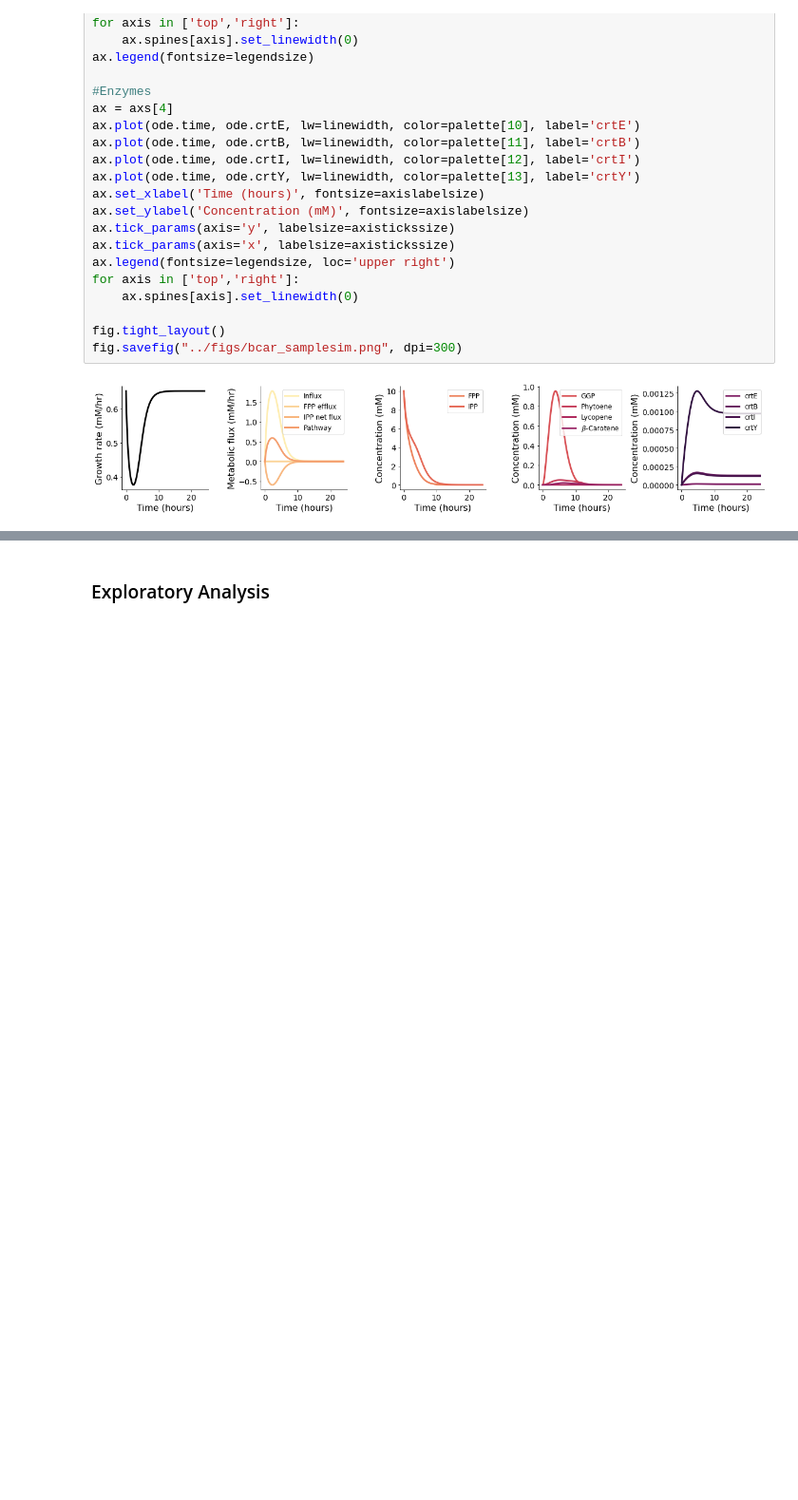
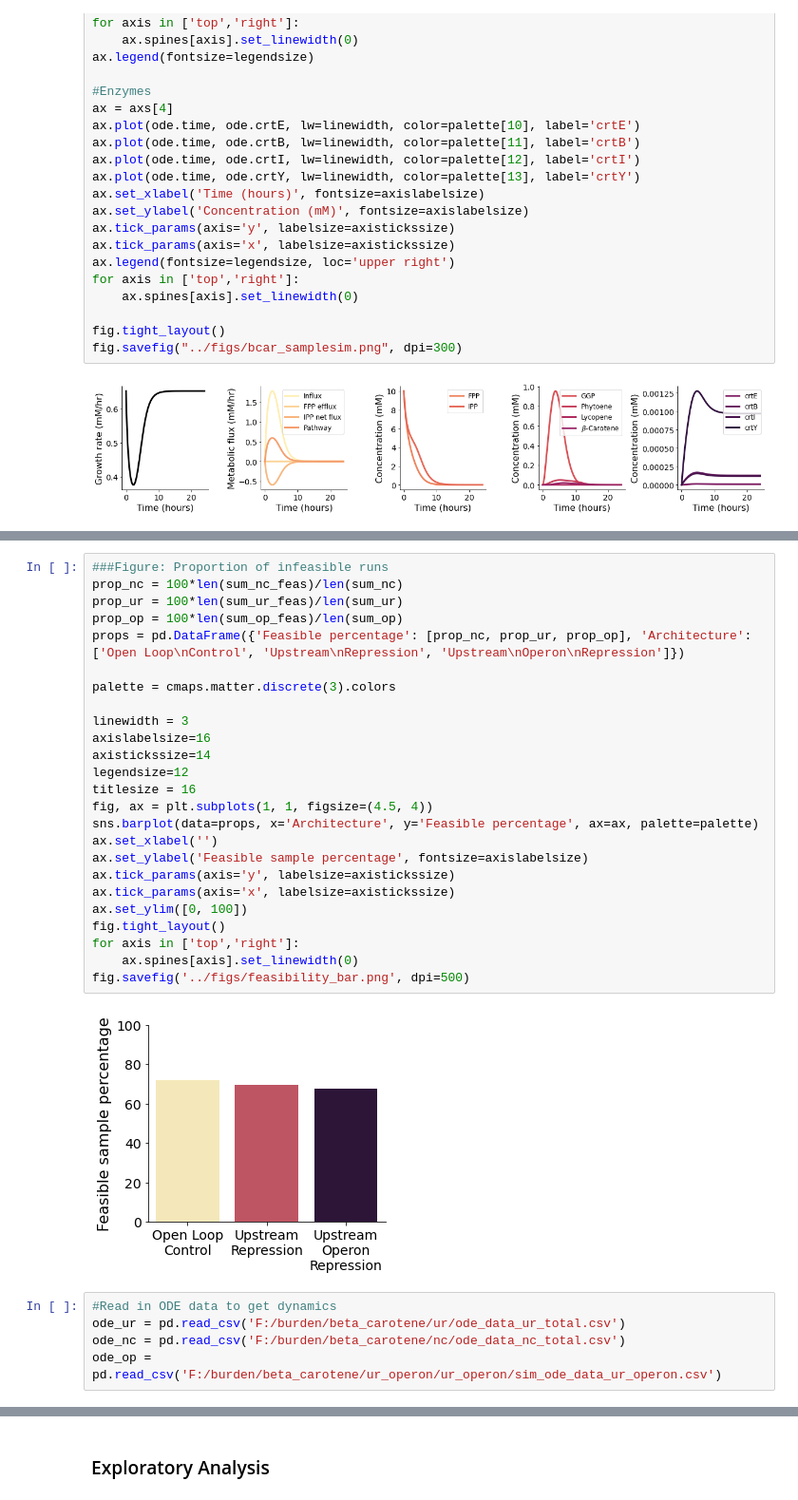
Before and after one commit to cjmerzbacher/joint-simulator, a Jupyter notebook: beta_carotene/bcar_viz.ipynb, the cells around one changed output, grey strips where cells are left out. Shown at 95% size. Drawn from its saved outputs; the diff is of its cells as text; blank space fills up the shorter version.

```diff
--- a/beta_carotene/bcar_viz.ipynb
+++ b/beta_carotene/bcar_viz.ipynb
@@ -144,0 +265,32 @@ fig.savefig("../figs/bcar_samplesim.png", dpi=300)
+# %%
+###Figure: Proportion of infeasible runs
+prop_nc = 100*len(sum_nc_feas)/len(sum_nc)
+prop_ur = 100*len(sum_ur_feas)/len(sum_ur)
+prop_op = 100*len(sum_op_feas)/len(sum_op)
+props = pd.DataFrame({'Feasible percentage': [prop_nc, prop_ur, prop_op], 'Architecture':['Open Loop\nControl', 'Upstream\nRepression', 'Upstream\nOperon\nRepression']})
+
+palette = cmaps.matter.discrete(3).colors
+
+linewidth = 3
+axislabelsize=16
+axistickssize=14
+legendsize=12
+titlesize = 16
+fig, ax = plt.subplots(1, 1, figsize=(4.5, 4))
+sns.barplot(data=props, x='Architecture', y='Feasible percentage', ax=ax, palette=palette)
+ax.set_xlabel('')
+ax.set_ylabel('Feasible sample percentage', fontsize=axislabelsize)
+ax.tick_params(axis='y', labelsize=axistickssize)
+ax.tick_params(axis='x', labelsize=axistickssize)
+ax.set_ylim([0, 100])
+fig.tight_layout()
+for axis in ['top','right']:
+    ax.spines[axis].set_linewidth(0)
+fig.savefig('../figs/feasibility_bar.png', dpi=500)
+# %% [output]
+[figure, added]
+# %%
+#Read in ODE data to get dynamics
+ode_ur = pd.read_csv('F:/burden/beta_carotene/ur/ode_data_ur_total.csv')
+ode_nc = pd.read_csv('F:/burden/beta_carotene/nc/ode_data_nc_total.csv')
+ode_op = pd.read_csv('F:/burden/beta_carotene/ur_operon/ur_operon/sim_ode_data_ur_operon.csv')
```
Also changed, not shown: parts of 16 cells of this notebook, 4 other files.
